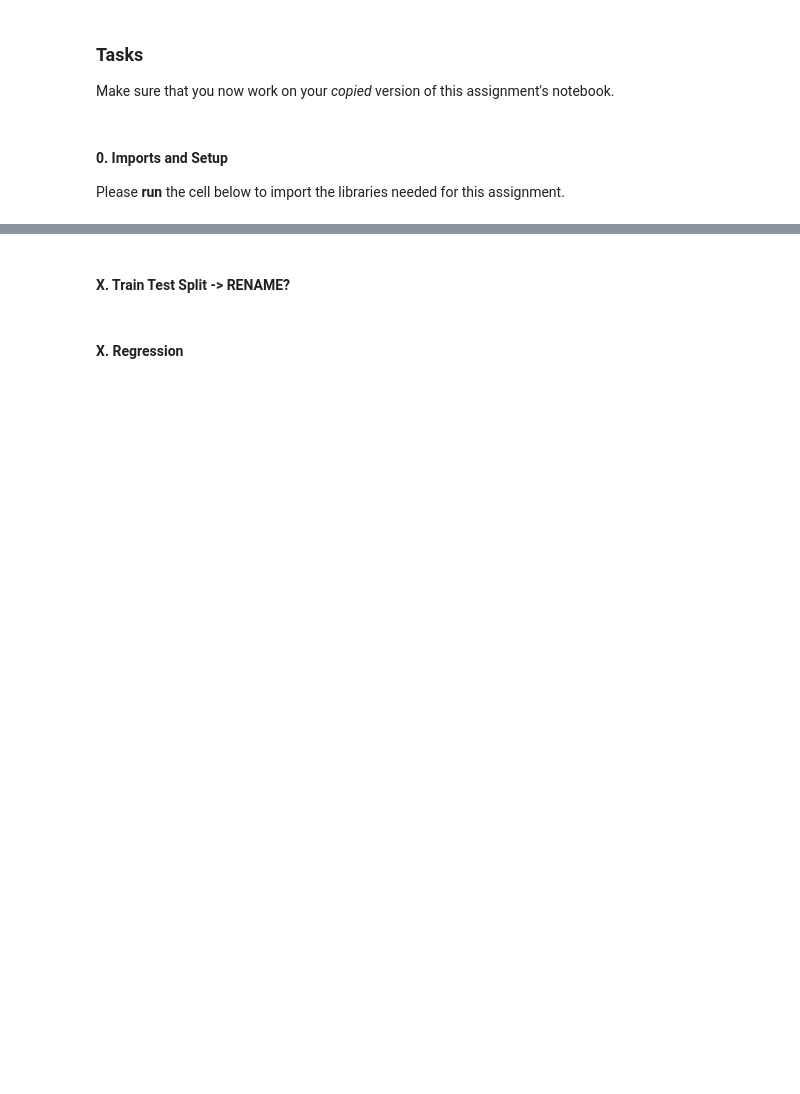
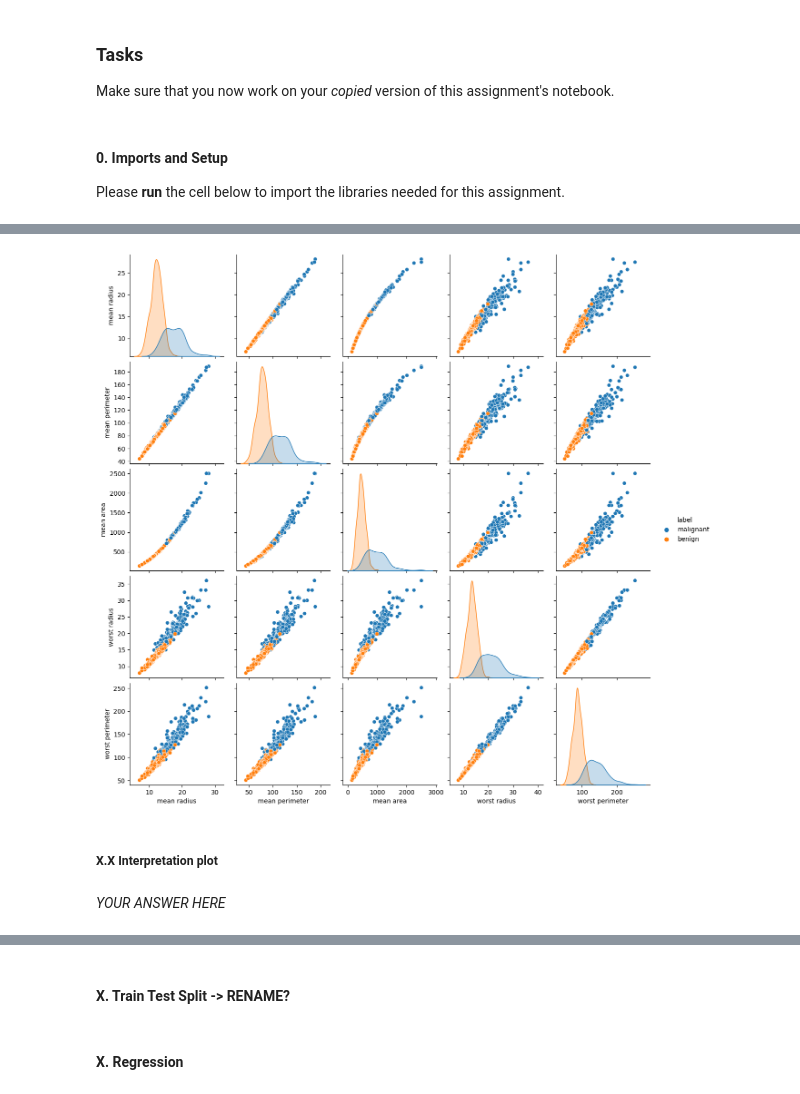
Before and after one commit to digikolleg-data-science-psychology/ads_exercise, a Jupyter notebook: course_directory/ads_exercise/source/10_machine_learning/10_machine_learning.ipynb, the cells around one changed output, grey strips where cells are left out. Saved outputs shown, nothing was run; the diff lists cells and outputs as text; code cells hidden in the pictures; blank space fills up the shorter version.

```diff
--- a/course_directory/ads_exercise/source/10_machine_learning/10_machine_learning.ipynb
+++ b/course_directory/ads_exercise/source/10_machine_learning/10_machine_learning.ipynb
@@ -96,0 +150,7 @@ assert np.abs(np.sum(np.mean(res_scaled, axis=0))) < 1e-10
+# %%
+### BEGIN SOLUTION
+data_plot = df_cancer.loc[:, ["mean radius", "mean perimeter", "mean area", "worst radius", "worst perimeter", "label"]]
+pp = sns.pairplot(data_plot, hue="label")
+### END SOLUTION
+# %% [output]
+[figure, added]
@@ -96,0 +161,4 @@ assert np.abs(np.sum(np.mean(res_scaled, axis=0))) < 1e-10
+# %% [markdown]
+##### X.X Interpretation plot
+# %% [markdown]
+*YOUR ANSWER HERE*
```
Also changed, not shown: parts of 64 cells of this notebook.
